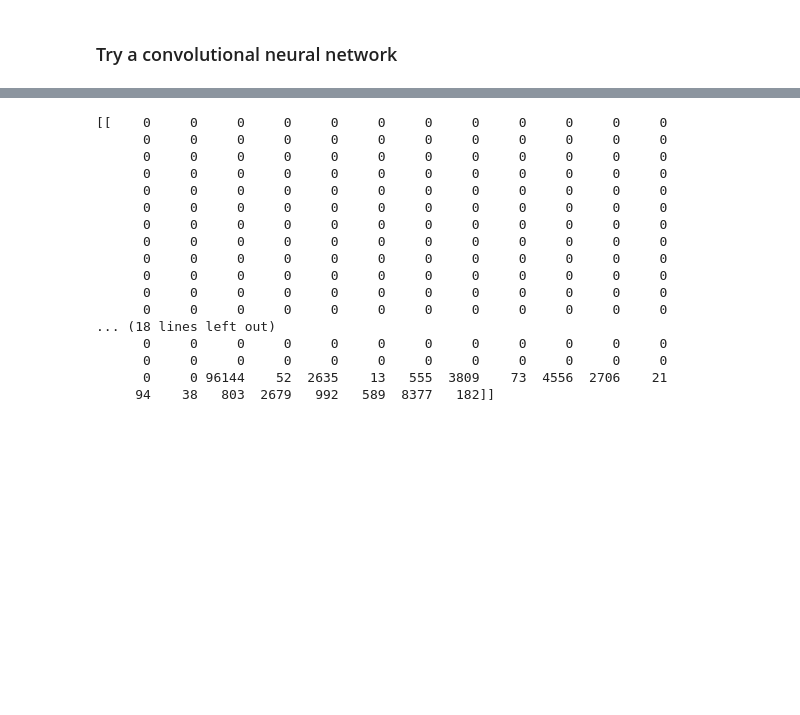
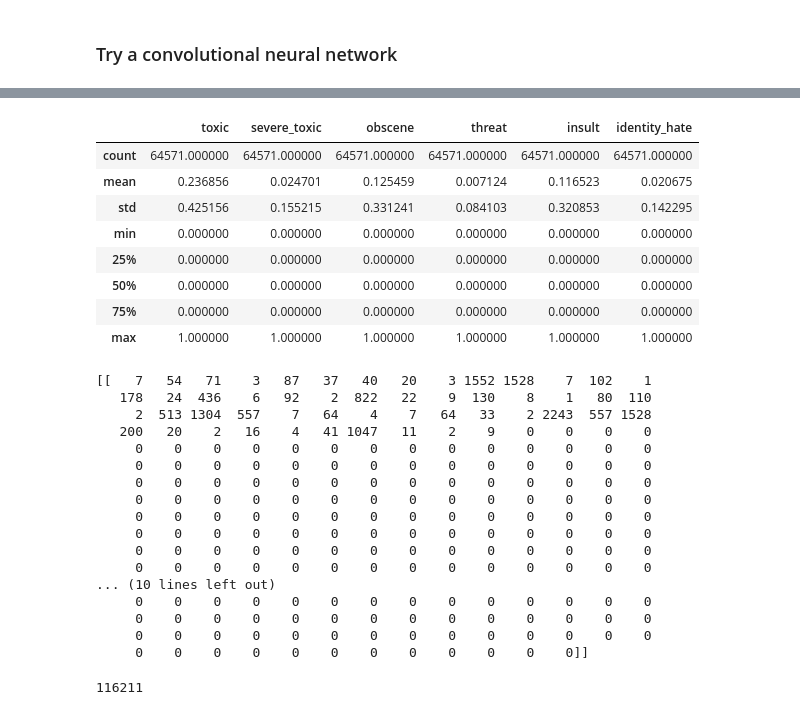
Before and after one commit to schumanzhang/toxic_comment_classification, a Jupyter notebook: notebooks/toxic_comment_deep_learning.ipynb, the cells around one changed output, grey strips where cells are left out. Drawn from its saved outputs; the diff is of its cells as text; code cells hidden in the pictures; blank space fills up the shorter version.

```diff
--- a/notebooks/toxic_comment_deep_learning.ipynb
+++ b/notebooks/toxic_comment_deep_learning.ipynb
@@ -404,3 +441,29 @@ class cnn_neural_network(neural_network):
 
     def get_model(self):
         return self._model
+# %%
+# downsampling
+def downsample(docs, labels):
+    downsample_index = 0
+    for index, label in enumerate(labels):
+        if int(label) == 1 and int(labels[index + 1]) == 0:
+            del docs[index + 1]
+            del labels[index + 1]
+
+    return docs, np.array(labels) , len(docs)
+
+def filter_df(filter_limit, raw_df):
+    dataframe = raw_df.copy()
+    dataframe = dataframe.sort_values('toxic', ascending=True)
+    dataframe = dataframe.reset_index(drop=True)
+    dataframe = dataframe.iloc[filter_limit:]
+
+    return dataframe.sample(frac=1).reset_index(drop=True)
+
+dataframe = filter_df(95000, raw_data)
+display(dataframe.head())
+display(dataframe.describe())
+
+shrink_docs = list(dataframe['comment_text'])
+shrink_labels = np.array(list(dataframe['toxic']))
+# %% [output]
@@ -407,3 +476,12 @@ class cnn_neural_network(neural_network):
+|  | toxic | severe_toxic | obscene | threat | insult | identity_hate |
+| count | 64571.000000 | 64571.000000 | 64571.000000 | 64571.000000 | 64571.000000 | 64571.000000 |
+| mean | 0.236856 | 0.024701 | 0.125459 | 0.007124 | 0.116523 | 0.020675 |
+| std | 0.425156 | 0.155215 | 0.331241 | 0.084103 | 0.320853 | 0.142295 |
+| min | 0.000000 | 0.000000 | 0.000000 | 0.000000 | 0.000000 | 0.000000 |
+| 25% | 0.000000 | 0.000000 | 0.000000 | 0.000000 | 0.000000 | 0.000000 |
+| 50% | 0.000000 | 0.000000 | 0.000000 | 0.000000 | 0.000000 | 0.000000 |
+| 75% | 0.000000 | 0.000000 | 0.000000 | 0.000000 | 0.000000 | 0.000000 |
+| max | 1.000000 | 1.000000 | 1.000000 | 1.000000 | 1.000000 | 1.000000 |
 # %%
 # epochs = 15
 # batch_size = 128
@@ -414,29 +492,30 @@ class cnn_neural_network(neural_network):
 # n_conv = 256
 # k_conv = 3
 
-# max_length = 200
-
-cnn_network = cnn_neural_network(all_docs, all_labels, 5, 128, 0.5, 'pre', 50, 0.2, 256, 3)
-padded_cnn_docs, t = cnn_network.prepare_docs(200)
+cnn_network = cnn_neural_network(shrink_docs, shrink_labels, 8, 32, 0.5, 'post', 0.2, 256, 5)
+padded_cnn_docs, t = cnn_network.prepare_docs(180)
 print(padded_cnn_docs[:2])
 # %% [output]
-[[    0     0     0     0     0     0     0     0     0     0     0     0
-      0     0     0     0     0     0     0     0     0     0     0     0
-      0     0     0     0     0     0     0     0     0     0     0     0
-      0     0     0     0     0     0     0     0     0     0     0     0
-      0     0     0     0     0     0     0     0     0     0     0     0
-      0     0     0     0     0     0     0     0     0     0     0     0
-      0     0     0     0     0     0     0     0     0     0     0     0
-      0     0     0     0     0     0     0     0     0     0     0     0
-      0     0     0     0     0     0     0     0     0     0     0     0
-      0     0     0     0     0     0     0     0     0     0     0     0
-      0     0     0     0     0     0     0     0     0     0     0     0
-      0     0     0     0     0     0     0     0     0     0     0     0
-... (18 lines left out)
-      0     0     0     0     0     0     0     0     0     0     0     0
-      0     0     0     0     0     0     0     0     0     0     0     0
-      0     0 96144    52  2635    13   555  3809    73  4556  2706    21
-     94    38   803  2679   992   589  8377   182]]
+[[   7   54   71    3   87   37   40   20    3 1552 1528    7  102    1
+   178   24  436    6   92    2  822   22    9  130    8    1   80  110
+     2  513 1304  557    7   64    4    7   64   33    2 2243  557 1528
+   200   20    2   16    4   41 1047   11    2    9    0    0    0    0
+     0    0    0    0    0    0    0    0    0    0    0    0    0    0
+     0    0    0    0    0    0    0    0    0    0    0    0    0    0
+     0    0    0    0    0    0    0    0    0    0    0    0    0    0
+     0    0    0    0    0    0    0    0    0    0    0    0    0    0
+     0    0    0    0    0    0    0    0    0    0    0    0    0    0
+     0    0    0    0    0    0    0    0    0    0    0    0    0    0
+     0    0    0    0    0    0    0    0    0    0    0    0    0    0
+     0    0    0    0    0    0    0    0    0    0    0    0    0    0
+... (10 lines left out)
+     0    0    0    0    0    0    0    0    0    0    0    0    0    0
+     0    0    0    0    0    0    0    0    0    0    0    0    0    0
+     0    0    0    0    0    0    0    0    0    0    0    0    0    0
+     0    0    0    0    0    0    0    0    0    0    0    0]]
 # %%
+print(len(t.word_index) + 1)
 embedding_matrix = cnn_network.calc_embedding_matrix(len(t.word_index) + 1, t)
+# %% [output]
+116211
 # %%
```
Also changed, not shown: parts of 33 cells of this notebook, 9 other files.
